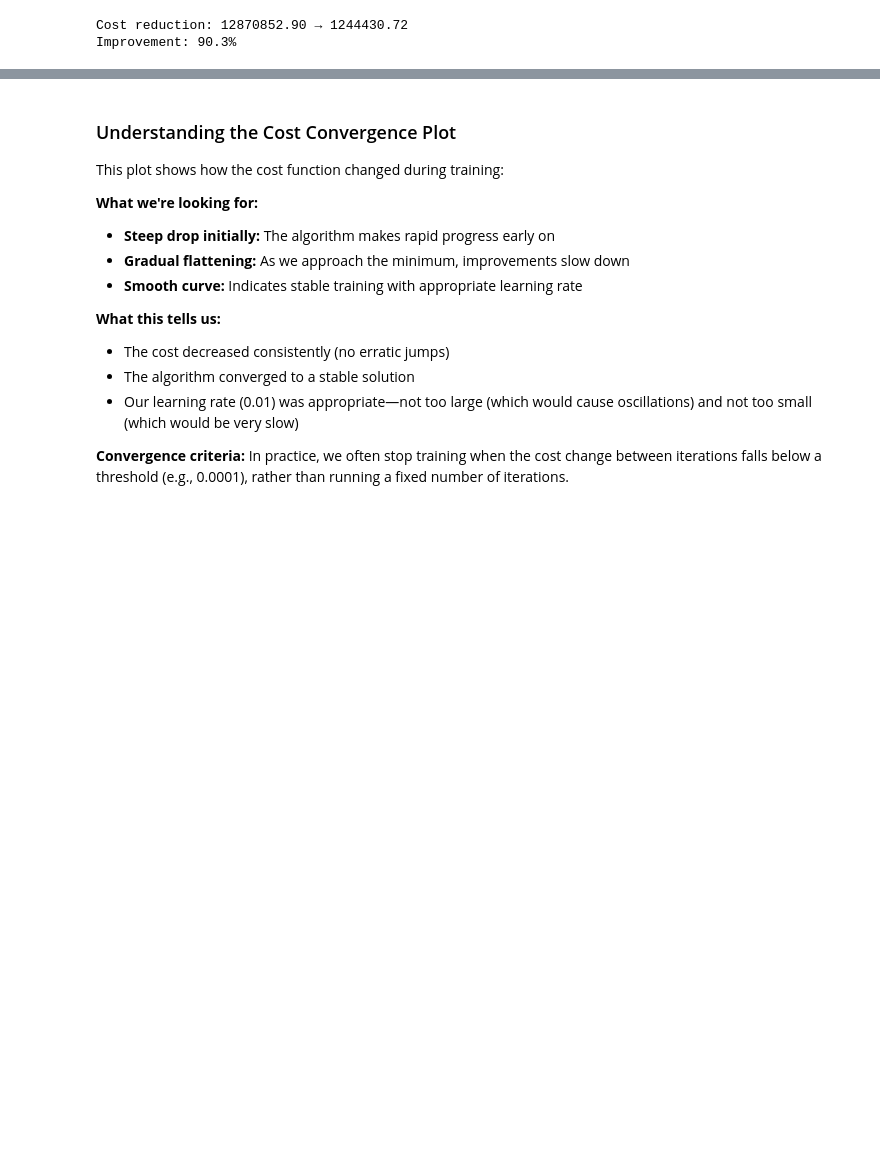
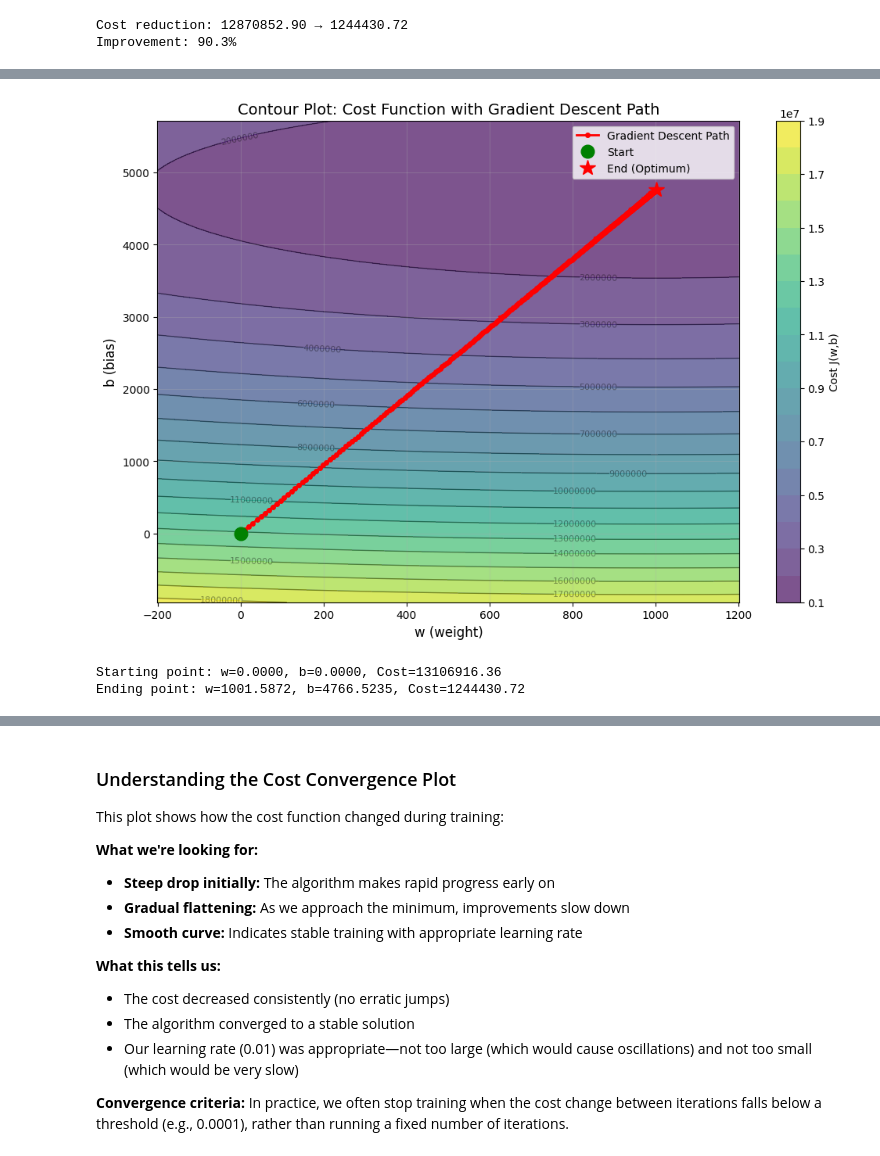
Before and after one commit to mellomaths/aiml, a Jupyter notebook: linear_regression.ipynb, the cells around one changed output, grey strips where cells are left out. Saved outputs shown, nothing was run; the diff lists cells and outputs as text; code cells hidden in the pictures; blank space fills up the shorter version.

Commit message:
Add Contour plot

```diff
--- a/linear_regression.ipynb
+++ b/linear_regression.ipynb
@@ -743,0 +748,79 @@ Improvement: 90.3%
+# %%
+# Modified gradient descent that tracks parameter history
+def gradient_descent_with_history(x, y, w_init, b_init, alpha, num_iterations):
+    """
+    Gradient descent that also returns the parameter history for visualization
+    """
+    w = w_init
+    b = b_init
+    w_history = [w_init]
+    b_history = [b_init]
+    cost_history = []
+
+    for i in range(num_iterations):
+        dj_dw, dj_db = compute_gradients(x, y, w, b)
+        w = w - alpha * dj_dw
+        b = b - alpha * dj_db
+
+        w_history.append(w)
+        b_history.append(b)
+
+        cost = compute_cost(x, y, w, b)
+        cost_history.append(cost)
+
+    return w, b, cost_history, np.array(w_history), np.array(b_history)
+
+# Run gradient descent with history tracking
+w_gd, b_gd, cost_gd, w_hist, b_hist = gradient_descent_with_history(
+    x_train_norm, y_train, 0, 0, 0.01, 1000
+)
+
+# Create a grid of w and b values based on the actual gradient descent path
+# Add some padding around the path for better visualization
+w_min, w_max = w_hist.min(), w_hist.max()
+b_min, b_max = b_hist.min(), b_hist.max()
+w_padding = (w_max - w_min) * 0.2
+b_padding = (b_max - b_min) * 0.2
+
+w_range = np.linspace(w_min - w_padding, w_max + w_padding, 100)
+b_range = np.linspace(b_min - b_padding, b_max + b_padding, 100)
+W, B = np.meshgrid(w_range, b_range)
+
+# Calculate cost for each (w, b) pair
+Z = np.zeros_like(W)
+for i in range(W.shape[0]):
+    for j in range(W.shape[1]):
+        Z[i, j] = compute_cost(x_train_norm, y_train, W[i, j], B[i, j])
+
+# Create the contour plot
+plt.figure(figsize=(12, 8))
+
+# Use contourf for filled contours (colored regions) and contour for lines (rings)
+contourf = plt.contourf(W, B, Z, levels=20, cmap='viridis', alpha=0.7)
+contour = plt.contour(W, B, Z, levels=20, colors='black', linewidths=1, alpha=0.4)
+plt.clabel(contour, inline=True, fontsize=8, fmt='%0.0f')
+
+# Plot the gradient descent path
+plt.plot(w_hist, b_hist, 'r.-', linewidth=2, markersize=8, label='Gradient Descent Path', zorder=10)
+plt.plot(w_hist[0], b_hist[0], 'go', markersize=12, label='Start', zorder=15)
+plt.plot(w_hist[-1], b_hist[-1], 'r*', markersize=15, label='End (Optimum)', zorder=15)
+
+# Add arrows to show direction
+for i in range(0, len(w_hist)-1, len(w_hist)//10):
+    plt.annotate('', xy=(w_hist[i+1], b_hist[i+1]), xytext=(w_hist[i], b_hist[i]),
+                arrowprops=dict(arrowstyle='->', color='red', lw=2))
+
+plt.xlabel('w (weight)', fontsize=12)
+plt.ylabel('b (bias)', fontsize=12)
+plt.title('Contour Plot: Cost Function with Gradient Descent Path', fontsize=14)
+plt.colorbar(contourf, label='Cost J(w,b)')
+plt.legend(loc='upper right')
+plt.grid(True, alpha=0.3)
+plt.show()
+
+print(f"Starting point: w={w_hist[0]:.4f}, b={b_hist[0]:.4f}, Cost={compute_cost(x_train_norm, y_train, w_hist[0], b_hist[0]):.2f}")
+print(f"Ending point: w={w_hist[-1]:.4f}, b={b_hist[-1]:.4f}, Cost={cost_gd[-1]:.2f}")
+# %% [output]
+[figure, added]
+Starting point: w=0.0000, b=0.0000, Cost=13106916.36
+Ending point: w=1001.5872, b=4766.5235, Cost=1244430.72
```
Also changed, not shown: parts of 6 cells of this notebook.
